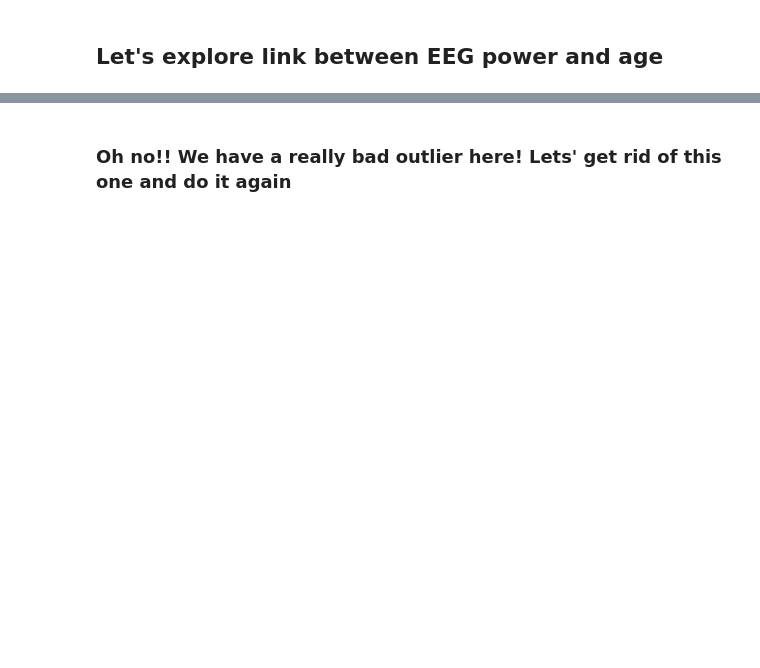
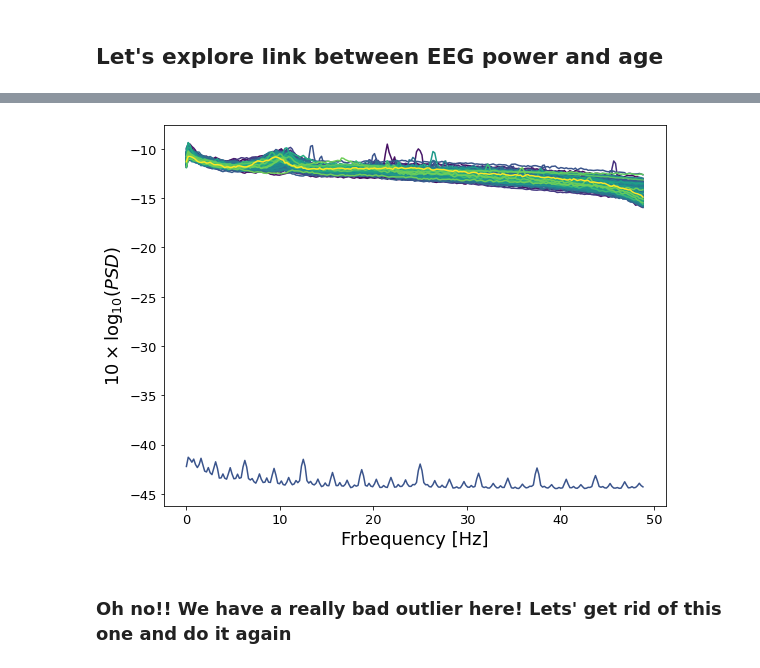
Before and after one commit to dengemann/eeg-pred-modeling-summer-school, a Jupyter notebook: plot_eeg_features_and_build_a_simple_model.ipynb, the cells around one changed output, grey strips where cells are left out. Saved outputs shown, nothing was run; the diff lists cells and outputs as text; code cells hidden in the pictures; blank space fills up the shorter version.

```diff
--- a/plot_eeg_features_and_build_a_simple_model.ipynb
+++ b/plot_eeg_features_and_build_a_simple_model.ipynb
@@ -91,23 +122,25 @@ X_psd_ave.shape
 # %%
 # Let's visually explore the link between power and age by somple plotting with color codes
 from sklearn.preprocessing import MinMaxScaler
 
 y = train_cases.Age.values
 
 age_sorter = np.argsort(y)
 sorted_age = y[age_sorter]
 
 ms = MinMaxScaler()
 color_code = ms.fit_transform(sorted_age[:, None])[:, 0]
 color = plt.matplotlib.cm.viridis(color_code)
 
 plt.figure(figsize=(9, 7))
 for ii, psd in enumerate(X_psd_ave[age_sorter]):
     plt.plot(freqs, psd, color=color[ii]);
-plt.ylim(-16, -8)
+# plt.ylim(-16, -8)
 plt.ylabel(r'$10 \times \log_{10}(PSD)$')
 plt.xlabel("Frbequency [Hz]")
 plt.show()
+# %% [output]
+[figure, added]
 # %% [markdown]
 ### Oh no!! We have a really bad outlier here! Lets' get rid of this one and do it again
 # %%
```
Also changed, not shown: parts of 26 cells of this notebook, 1 other file.
